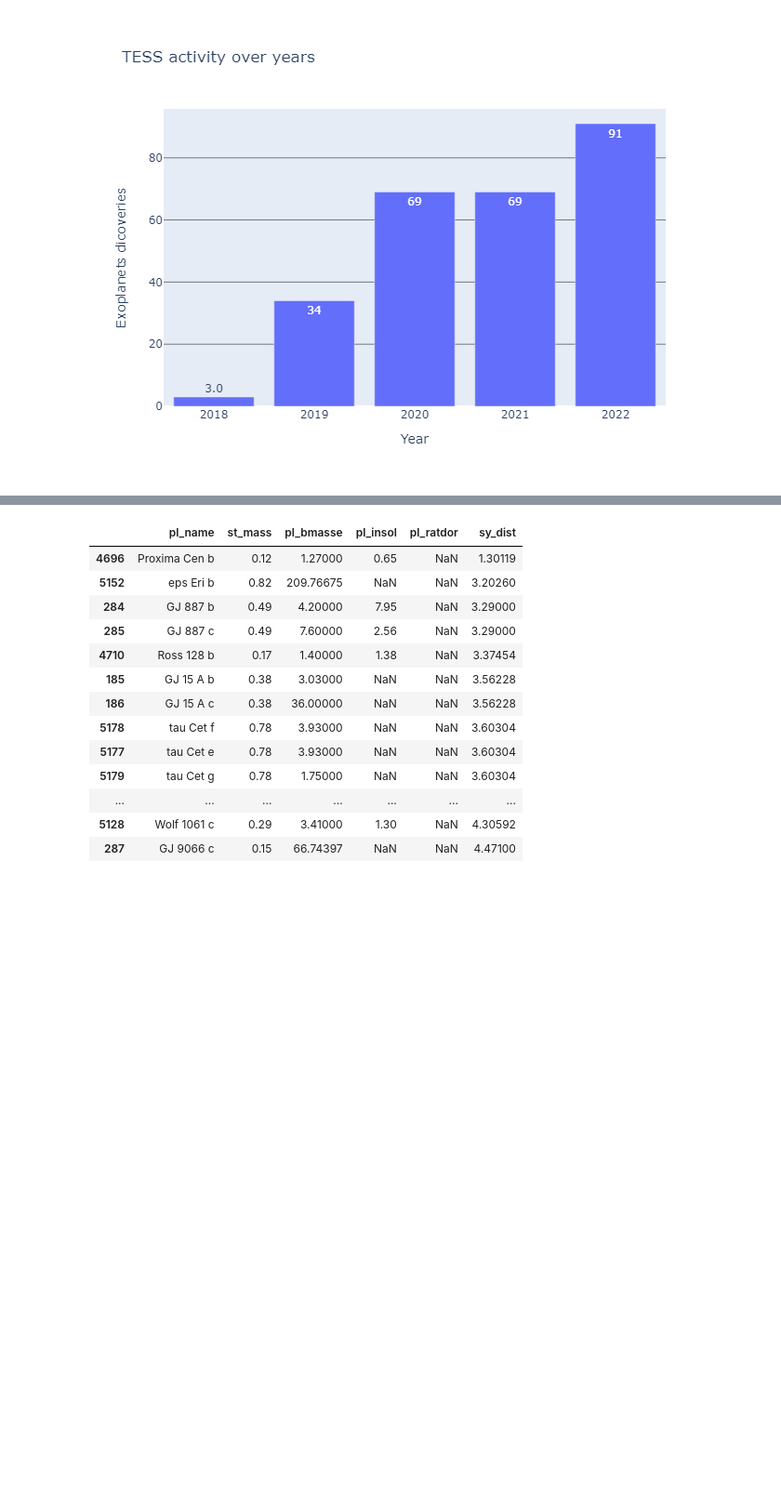
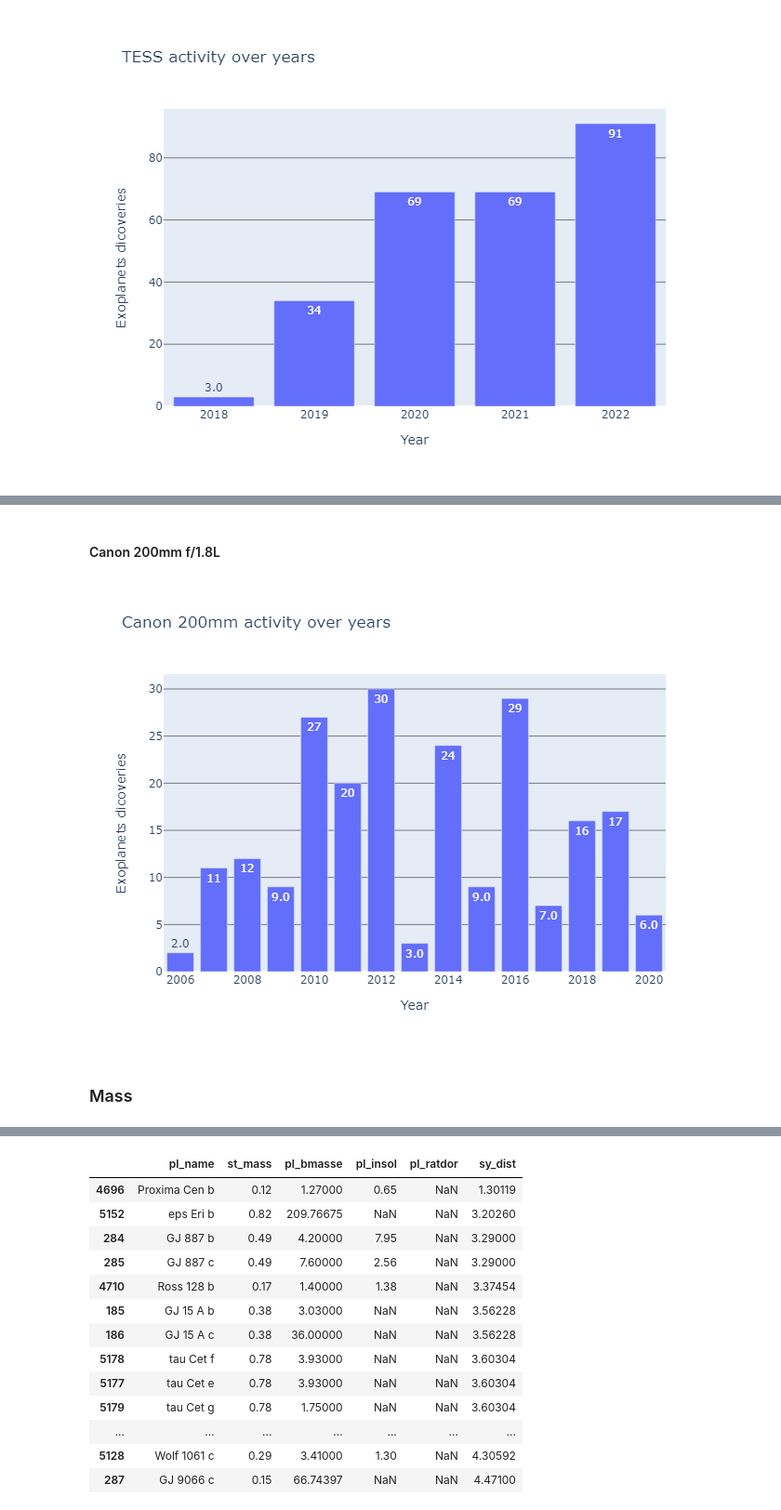
Before and after one commit to Kartmaan/Exoplanets, a Jupyter notebook: exoplanets.ipynb, the cells around one changed output, grey strips where cells are left out. Shown: that part at 93% size. Cells and saved outputs as stored; diff of their text form; code cells hidden in the pictures; blank space fills up the shorter version.

```diff
--- a/exoplanets.ipynb
+++ b/exoplanets.ipynb
@@ -768,0 +903,14 @@ title='TESS activity over years')
+# %% [markdown]
+#### Canon 200mm f/1.8L
+# %%
+canon = df.loc[df['disc_telescope'] == 'Canon 200mm f/1.8L']
+canon = canon['disc_year'].value_counts()
+
+plot_counts(canon,
+x_label='Year',
+y_label='Exoplanets dicoveries',
+title='Canon 200mm activity over years')
+# %% [output]
+[figure, added]
+# %% [markdown]
+### Mass
```
Also changed, not shown: parts of 17 cells of this notebook, 1 other file.
